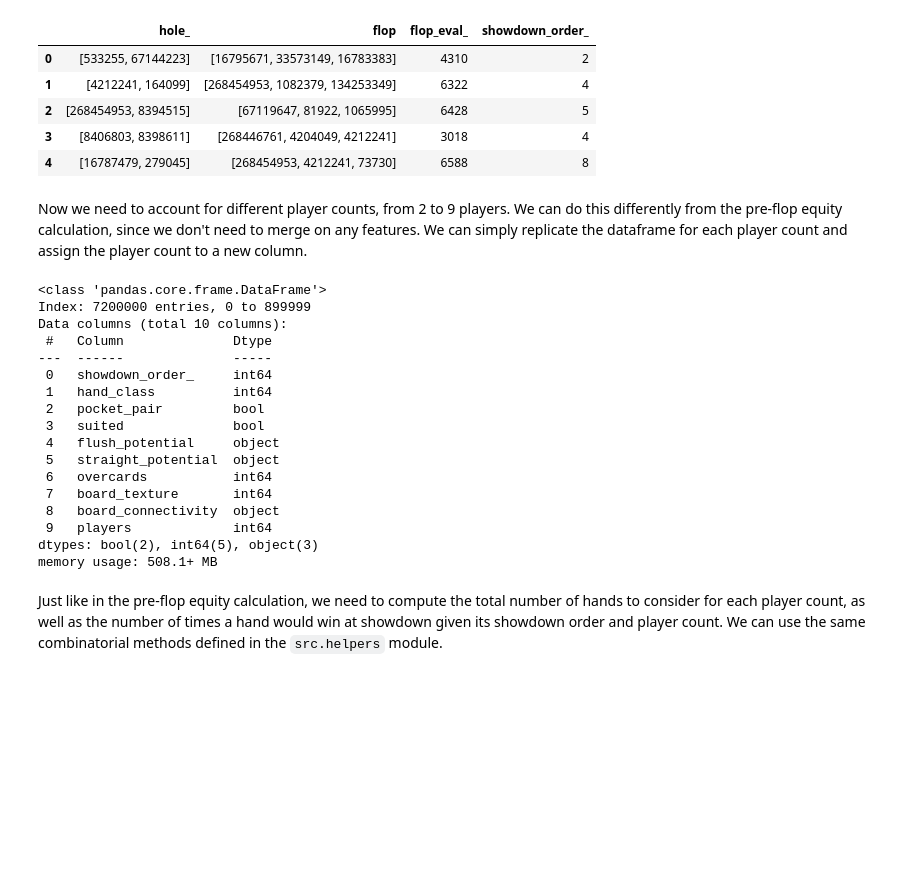
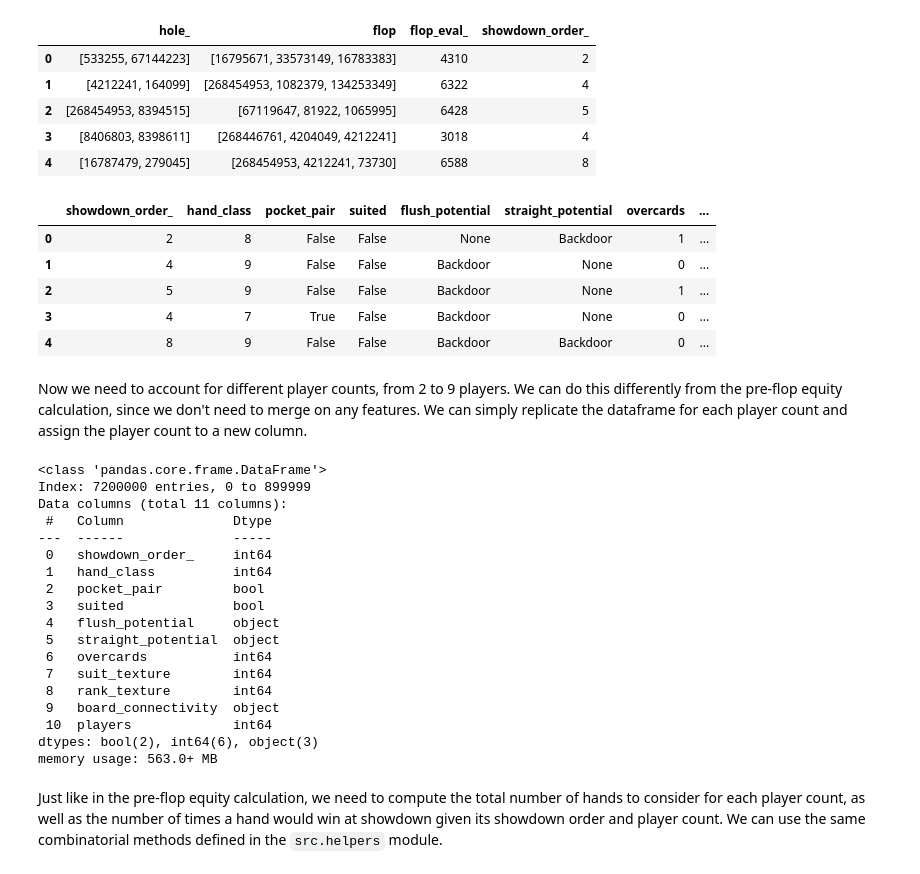
Before and after one commit to bnies1017/PokerDataScience, a Jupyter notebook: notebooks/04_flop_equity.ipynb, the cells around one changed output. Saved outputs shown, nothing was run; the diff lists cells and outputs as text; code cells hidden in the pictures; blank space fills up the shorter version.

```diff
--- a/notebooks/04_flop_equity.ipynb
+++ b/notebooks/04_flop_equity.ipynb
@@ -34,32 +34,40 @@ flop_hands.head()
 | 3 | [8406803, 8398611] | [268446761, 4204049, 4212241] | 3018 | 4 |
 | 4 | [16787479, 279045] | [268454953, 4212241, 73730] | 6588 | 8 |
 # %%
-from src.helpers import hand_classification, is_pocket_pair, is_suited, flush_potential, straight_potential, overcards, board_texture, board_connectivity
+from src.helpers import hand_classification, is_pocket_pair, is_suited, flush_potential, straight_potential, overcards, suit_texture, rank_texture, board_connectivity
 
 # add engineered features for flop equity calculation
 flop_hands['hand_class'] = flop_hands['flop_eval_'].apply(
     hand_classification
 )
 flop_hands['pocket_pair'] = flop_hands['hole_'].apply(is_pocket_pair)
 flop_hands['suited'] = flop_hands['hole_'].apply(is_suited)
 flop_hands['flush_potential'] = flop_hands[['hole_', 'flop']].apply(
     lambda row: flush_potential(row['hole_'], row['flop']),
     axis=1
 )
 flop_hands['straight_potential'] = flop_hands[['hole_','flop']].apply(
     lambda row: straight_potential(row['hole_'], row['flop']),
     axis=1
 )
 flop_hands['overcards'] = flop_hands[['hole_','flop']].apply(
     lambda row: overcards(row['hole_'], row['flop']),
     axis=1
 )
-flop_hands['board_texture'] = flop_hands['flop'].apply(board_texture)
+flop_hands['suit_texture'] = flop_hands['flop'].apply(suit_texture)
+flop_hands['rank_texture'] = flop_hands['flop'].apply(rank_texture)
 flop_hands['board_connectivity'] = flop_hands['flop'].apply(board_connectivity)
 # drop unnecessary columns
 flop_hands = flop_hands.drop(columns=['hole_', 'flop', 'flop_eval_'])
 # preview data
 flop_hands.head()
+# %% [output]
+|  | showdown_order_ | hand_class | pocket_pair | suited | flush_potential | straight_potential | overcards | ... |
+| 0 | 2 | 8 | False | False | None | Backdoor | 1 | ... |
+| 1 | 4 | 9 | False | False | Backdoor | None | 0 | ... |
+| 2 | 5 | 9 | False | False | Backdoor | None | 1 | ... |
+| 3 | 4 | 7 | True | False | Backdoor | None | 0 | ... |
+| 4 | 8 | 9 | False | False | Backdoor | Backdoor | 0 | ... |
 # %% [markdown]
 Now we need to account for different player counts, from 2 to 9 players. We can do this differently from the pre-flop equity calculation, since we don't need to merge on any features. We can simply replicate the dataframe for each player count and assign the player count to a new column.
 # %%
@@ -70,7 +78,7 @@ flop_hands.info()
 # %% [output]
 <class 'pandas.core.frame.DataFrame'>
 Index: 7200000 entries, 0 to 899999
-Data columns (total 10 columns):
+Data columns (total 11 columns):
  #   Column              Dtype
 ---  ------              -----
  0   showdown_order_     int64
@@ -80,11 +88,12 @@ Data columns (total 10 columns):
  4   flush_potential     object
  5   straight_potential  object
  6   overcards           int64
- 7   board_texture       int64
- 8   board_connectivity  object
- 9   players             int64
-dtypes: bool(2), int64(5), object(3)
-memory usage: 508.1+ MB
+ 7   suit_texture        int64
+ 8   rank_texture        int64
+ 9   board_connectivity  object
+ 10  players             int64
+dtypes: bool(2), int64(6), object(3)
+memory usage: 563.0+ MB
 # %% [markdown]
 Just like in the pre-flop equity calculation, we need to compute the total number of hands to consider for each player count, as well as the number of times a hand would win at showdown given its showdown order and player count. We can use the same combinatorial methods defined in the `src.helpers` module.
 # %%
```
Also changed, not shown: parts of 4 cells of this notebook, 1 other file.
